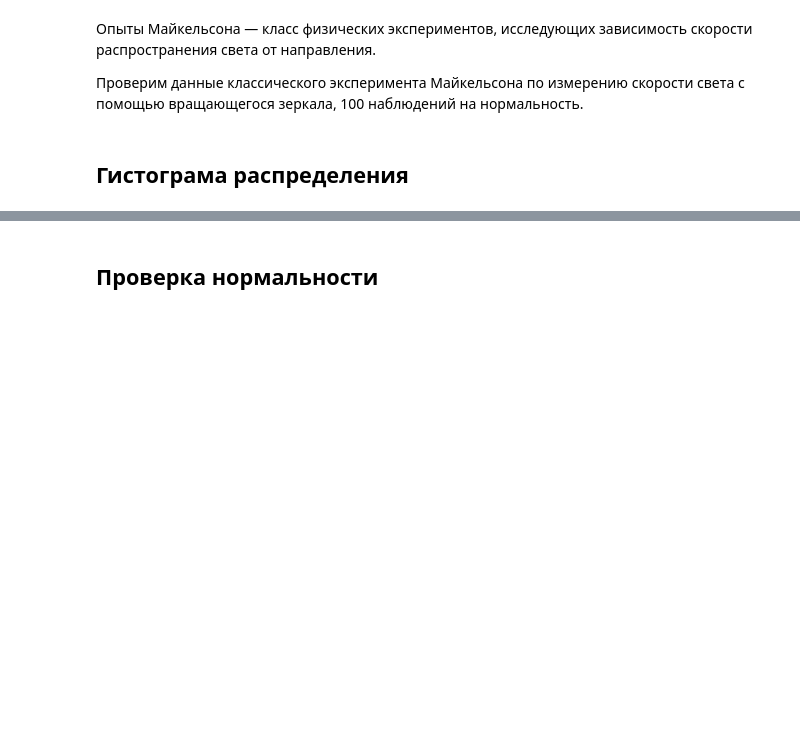
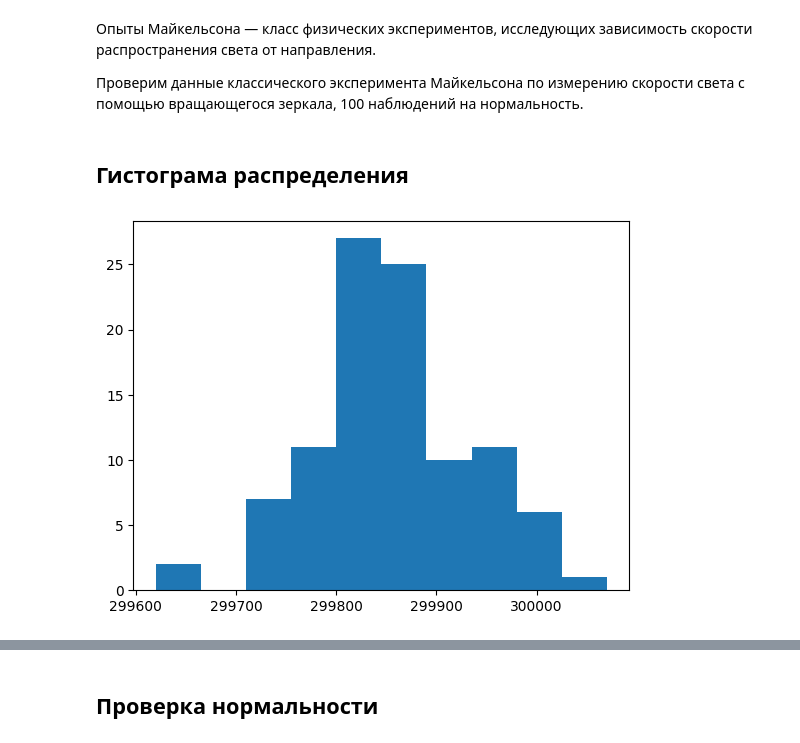
Before and after one commit to andriygav/PSAD, a Jupyter notebook: seminars/sem2/main.ipynb, the cells around one changed output, grey strips where cells are left out. Cells and saved outputs as stored; diff of their text form; code cells hidden in the pictures; blank space fills up the shorter version.

```diff
--- a/seminars/sem2/main.ipynb
+++ b/seminars/sem2/main.ipynb
@@ -163,6 +252,6 @@ np.random.seed(42)
 
 Проверим данные классического эксперимента Майкельсона по измерению скорости света с помощью вращающегося зеркала, 100 наблюдений на нормальность.
 # %%
-speed = pd.read_csv('https://raw.githubusercontent.com/Intelligent-Systems-Phystech/psad/master/seminars/sem1/data/speed.txt', header=None).values[:, 0]
+speed = pd.read_csv('https://raw.githubusercontent.com/andriygav/PSAD/refs/heads/master/seminars/sem2/data/speed.txt', header=None).values[:, 0]
 # %% [markdown]
 ## Гистограма распределения
@@ -171,3 +258,8 @@ speed = pd.read_csv('https://raw.githubusercontent.com/Intelligent-Systems-Physt
+# %%
+plt.hist(speed)
+plt.show()
+# %% [output]
+[figure, added]
 # %%
 sns.distplot(speed, hist=False, label='Empirical distribution')
 x = np.arange(min(speed) - 1000, max(speed) + 1000, 1)
```
Also changed, not shown: parts of 62 cells of this notebook.
